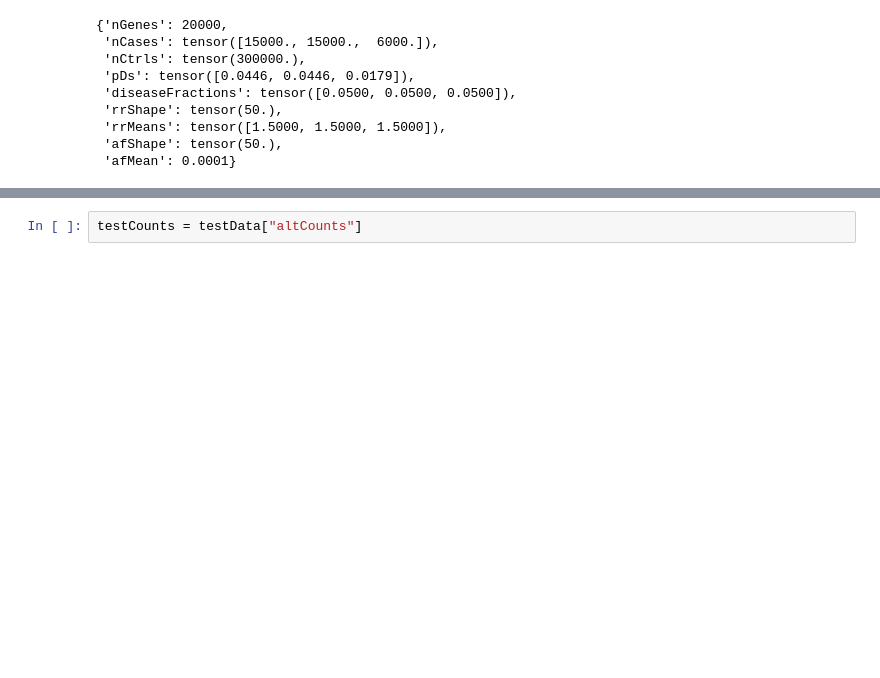
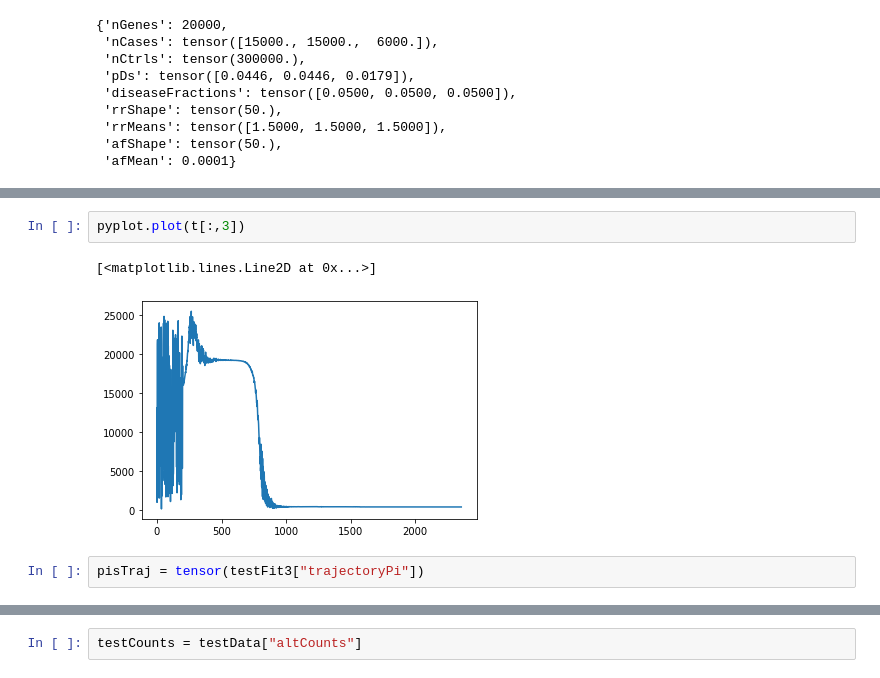
Before and after one commit to akotlar/multivariate-tada, a Jupyter notebook: MVLN-sim-mvn.ipynb, the cells around one changed output, grey strips where cells are left out. Drawn from its saved outputs; the diff is of its cells as text; blank space fills up the shorter version.

```diff
--- a/MVLN-sim-mvn.ipynb
+++ b/MVLN-sim-mvn.ipynb
@@ -1065,0 +1063,7 @@ NameError: name 'testFit' is not defined
+# %%
+pyplot.plot(t[:,3])
+# %% [output]
+[<matplotlib.lines.Line2D at 0x...>]
+[figure, added]
+# %%
+pisTraj = tensor(testFit3["trajectoryPi"])
```
Also changed, not shown: parts of 26 cells of this notebook, 4 other files.
